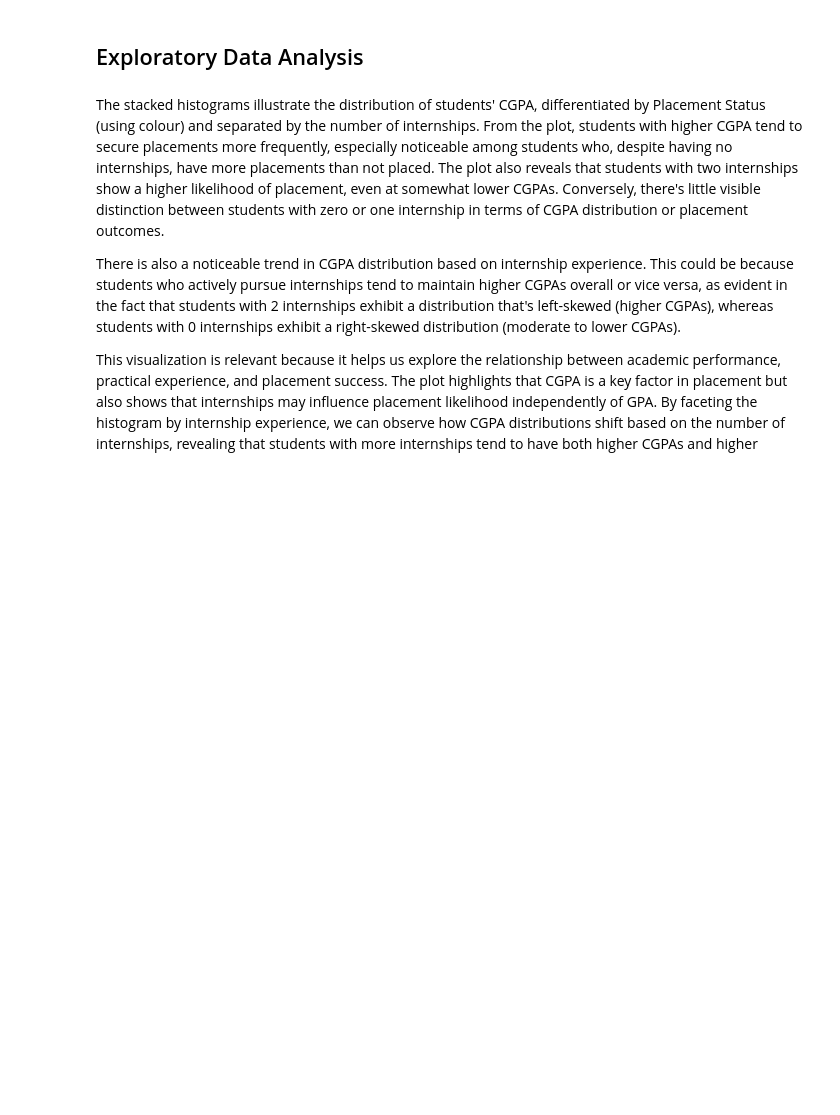
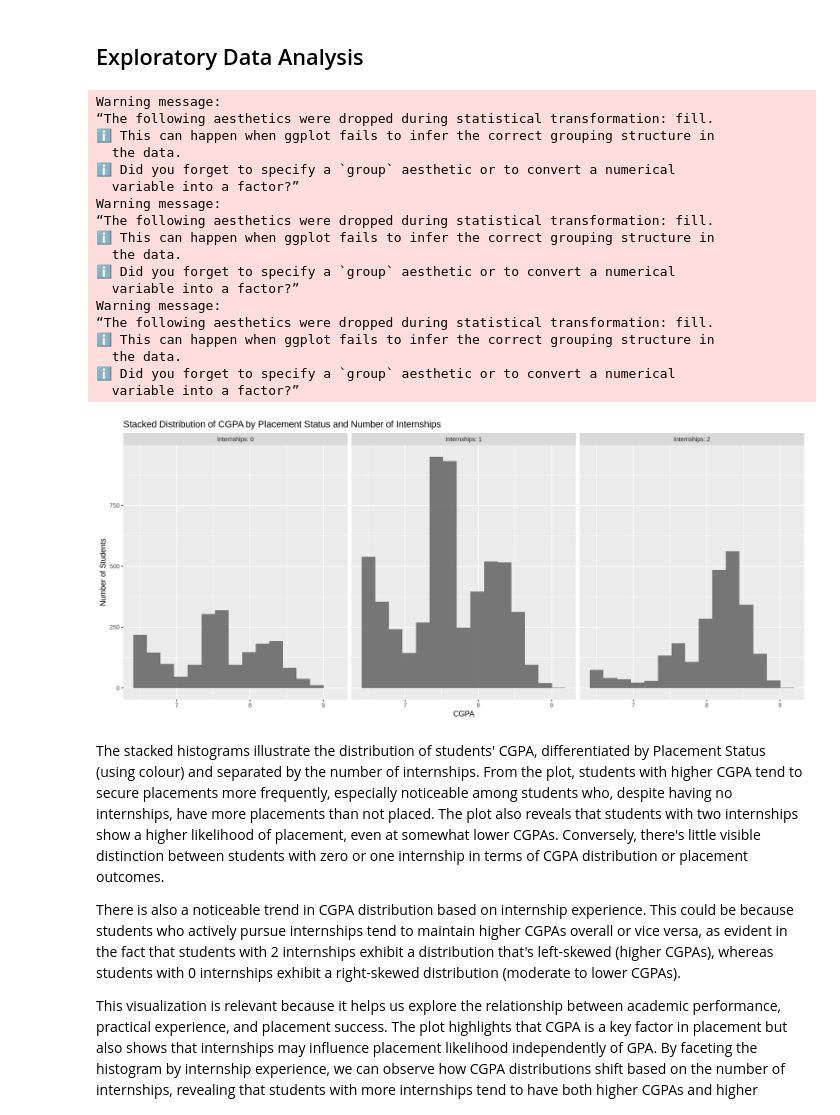
Before and after one commit to jeffiehu/STAT-301-Project, a Jupyter notebook: Project Proposal.ipynb, the cells around one changed output. Cells and saved outputs as stored; diff of their text form; code cells hidden in the pictures; blank space fills up the shorter version.

Commit message:
added graph that was deleted
No colour for some reason

```diff
--- a/Project Proposal.ipynb
+++ b/Project Proposal.ipynb
@@ -120,6 +107,41 @@ a. We want to examine the association between a student's likelihood of securing
 b. The primary focus of this question is to make inferences from how academic achievements, skillenhancement activities, and personal attributes relate to a student’s likelihood of securing a job placement. By using logistic regression, we can interpret the significance and impact of different factors on placement outcomes. As students most likely looking for jobs, instead of focusing on making the most predictions, we are more interested in understanding which variables have meaningful associations with job placement and how they influence the probability of getting placed.
 # %% [markdown]
 ## Exploratory Data Analysis
+# %%
+
+options(repr.plot.width = 14, repr.plot.height = 6) #changing the dimensions of the graph
+
+
+
+ggplot(placementData, aes(x = CGPA, fill = PlacementStatus)) +
+  geom_histogram(position = "stack", alpha = 0.8, bins = 15) + #stacked histograms of CGPA filled by PlacementStatus
+  facet_wrap(~ Internships, labeller = label_both) + #splitting the plots based on the number of internships.
+  labs(
+    title = "Stacked Distribution of CGPA by Placement Status and Number of Internships",
+    x = "CGPA",
+    y = "Number of Students",
+    fill = "Placement Status"
+  )#Labels
+# %% [output]
+Warning message:
+“The following aesthetics were dropped during statistical transformation: fill.
+ℹ This can happen when ggplot fails to infer the correct grouping structure in
+  the data.
+ℹ Did you forget to specify a `group` aesthetic or to convert a numerical
+  variable into a factor?”
+Warning message:
+“The following aesthetics were dropped during statistical transformation: fill.
+ℹ This can happen when ggplot fails to infer the correct grouping structure in
+  the data.
+ℹ Did you forget to specify a `group` aesthetic or to convert a numerical
+  variable into a factor?”
+Warning message:
+“The following aesthetics were dropped during statistical transformation: fill.
+ℹ This can happen when ggplot fails to infer the correct grouping structure in
+  the data.
+ℹ Did you forget to specify a `group` aesthetic or to convert a numerical
+  variable into a factor?”
+[figure, added]
 # %% [markdown]
 The stacked histograms illustrate the distribution of students' CGPA, differentiated by Placement Status (using colour) and separated by the number of internships. From the plot, students with higher CGPA tend to secure placements more frequently, especially noticeable among students who, despite having no internships, have more placements than not placed. The plot also reveals that students with two internships show a higher likelihood of placement, even at somewhat lower CGPAs. Conversely, there's little visible distinction between students with zero or one internship in terms of CGPA distribution or placement outcomes.
 
```
Also changed, not shown: parts of 4 cells of this notebook.
